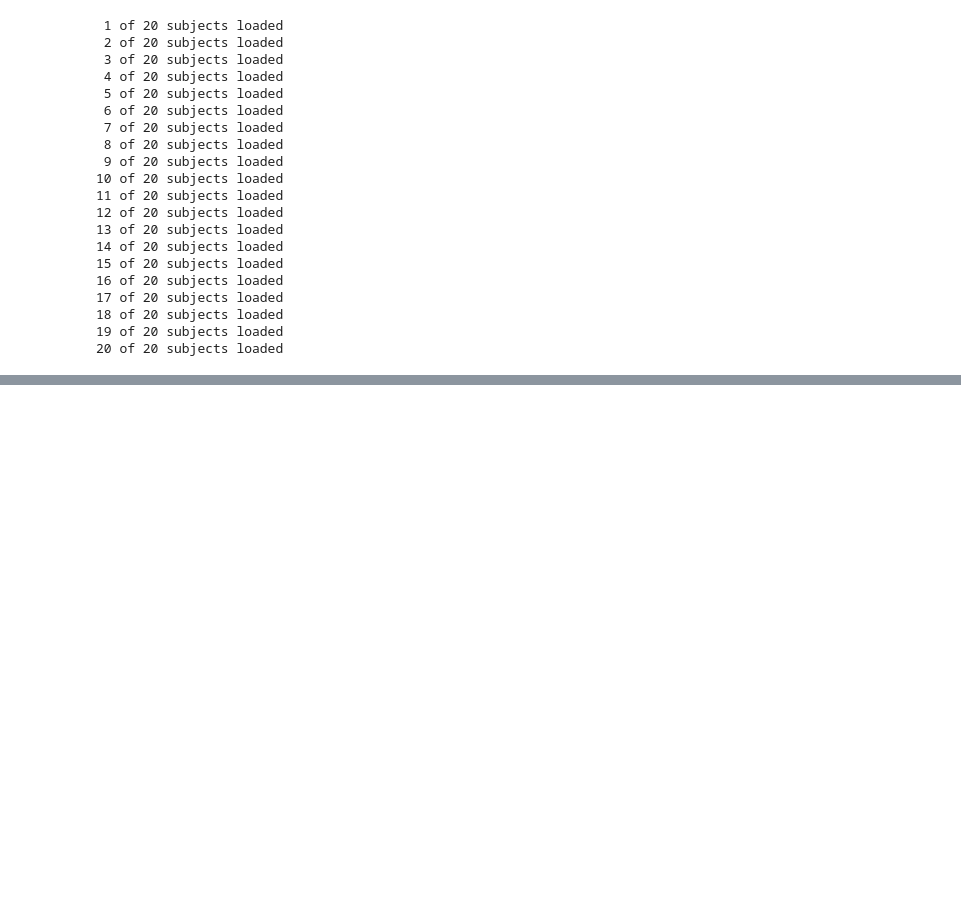
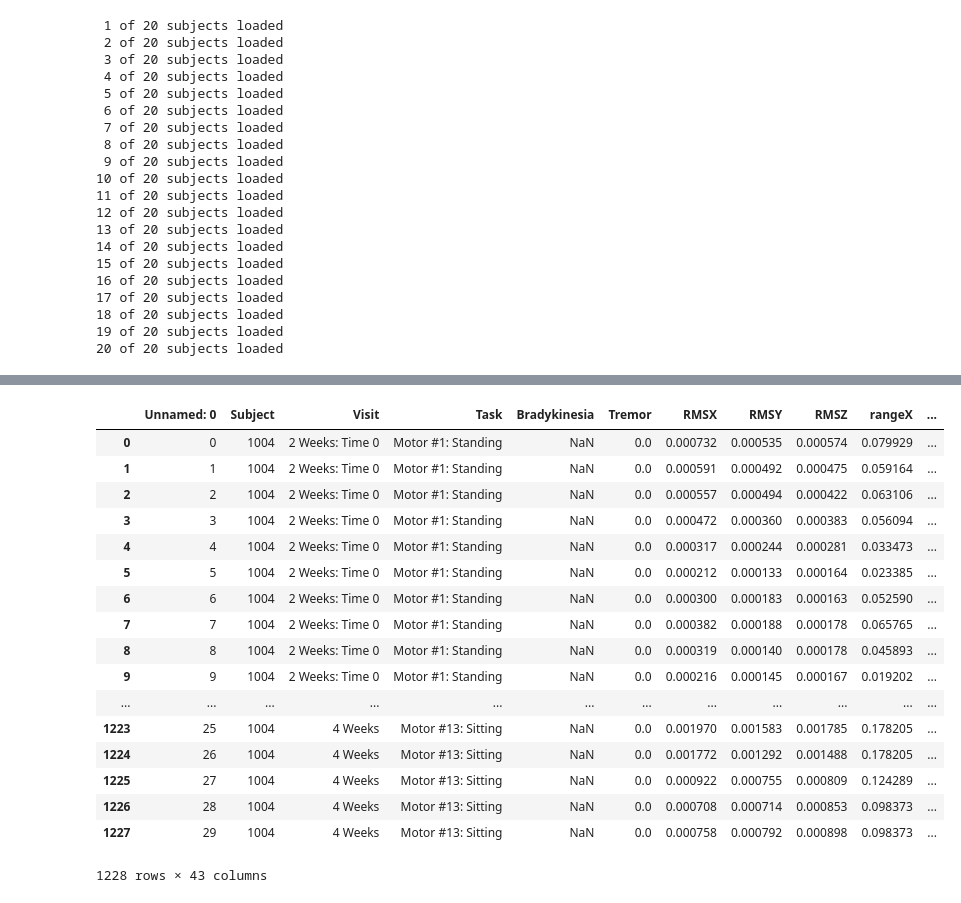
Before and after one commit to sanjeev-tv/CIS-PD, a Jupyter notebook: AccelerometerDataPreprocesser.ipynb, the cells around one changed output, grey strips where cells are left out. Saved outputs shown, nothing was run; the diff lists cells and outputs as text; code cells hidden in the pictures; blank space fills up the shorter version.

```diff
--- a/AccelerometerDataPreprocesser.ipynb
+++ b/AccelerometerDataPreprocesser.ipynb
@@ -698,0 +336,21 @@ Subject 1056 (20 of 20)
+# %%
+pd.read_csv('Z:CIS-PD Study\\Sensor Data No Resample.csv')
+# %% [output]
+|  | Unnamed: 0 | Subject | Visit | Task | Bradykinesia | Tremor | RMSX | RMSY | RMSZ | rangeX | ... |
+| 0 | 0 | 1004 | 2 Weeks: Time 0 | Motor #1: Standing | NaN | 0.0 | 0.000732 | 0.000535 | 0.000574 | 0.079929 | ... |
+| 1 | 1 | 1004 | 2 Weeks: Time 0 | Motor #1: Standing | NaN | 0.0 | 0.000591 | 0.000492 | 0.000475 | 0.059164 | ... |
+| 2 | 2 | 1004 | 2 Weeks: Time 0 | Motor #1: Standing | NaN | 0.0 | 0.000557 | 0.000494 | 0.000422 | 0.063106 | ... |
+| 3 | 3 | 1004 | 2 Weeks: Time 0 | Motor #1: Standing | NaN | 0.0 | 0.000472 | 0.000360 | 0.000383 | 0.056094 | ... |
+| 4 | 4 | 1004 | 2 Weeks: Time 0 | Motor #1: Standing | NaN | 0.0 | 0.000317 | 0.000244 | 0.000281 | 0.033473 | ... |
+| 5 | 5 | 1004 | 2 Weeks: Time 0 | Motor #1: Standing | NaN | 0.0 | 0.000212 | 0.000133 | 0.000164 | 0.023385 | ... |
+| 6 | 6 | 1004 | 2 Weeks: Time 0 | Motor #1: Standing | NaN | 0.0 | 0.000300 | 0.000183 | 0.000163 | 0.052590 | ... |
+| 7 | 7 | 1004 | 2 Weeks: Time 0 | Motor #1: Standing | NaN | 0.0 | 0.000382 | 0.000188 | 0.000178 | 0.065765 | ... |
+| 8 | 8 | 1004 | 2 Weeks: Time 0 | Motor #1: Standing | NaN | 0.0 | 0.000319 | 0.000140 | 0.000178 | 0.045893 | ... |
+| 9 | 9 | 1004 | 2 Weeks: Time 0 | Motor #1: Standing | NaN | 0.0 | 0.000216 | 0.000145 | 0.000167 | 0.019202 | ... |
+| ... | ... | ... | ... | ... | ... | ... | ... | ... | ... | ... | ... |
+| 1223 | 25 | 1004 | 4 Weeks | Motor #13: Sitting | NaN | 0.0 | 0.001970 | 0.001583 | 0.001785 | 0.178205 | ... |
+| 1224 | 26 | 1004 | 4 Weeks | Motor #13: Sitting | NaN | 0.0 | 0.001772 | 0.001292 | 0.001488 | 0.178205 | ... |
+| 1225 | 27 | 1004 | 4 Weeks | Motor #13: Sitting | NaN | 0.0 | 0.000922 | 0.000755 | 0.000809 | 0.124289 | ... |
+| 1226 | 28 | 1004 | 4 Weeks | Motor #13: Sitting | NaN | 0.0 | 0.000708 | 0.000714 | 0.000853 | 0.098373 | ... |
+| 1227 | 29 | 1004 | 4 Weeks | Motor #13: Sitting | NaN | 0.0 | 0.000758 | 0.000792 | 0.000898 | 0.098373 | ... |
+1228 rows × 43 columns
```
Also changed, not shown: parts of 17 cells of this notebook, 5 other files.
